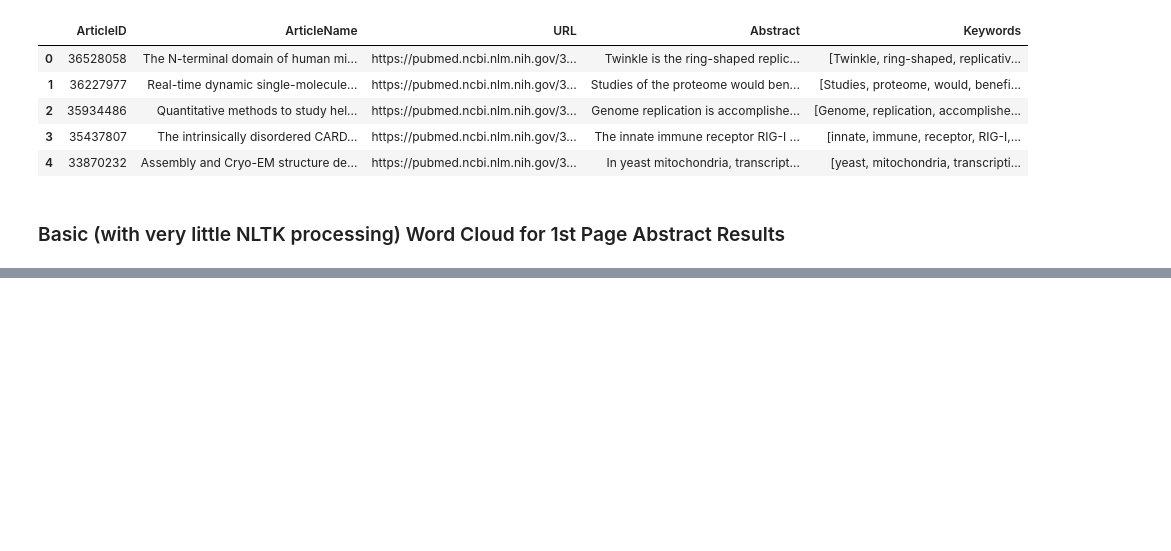
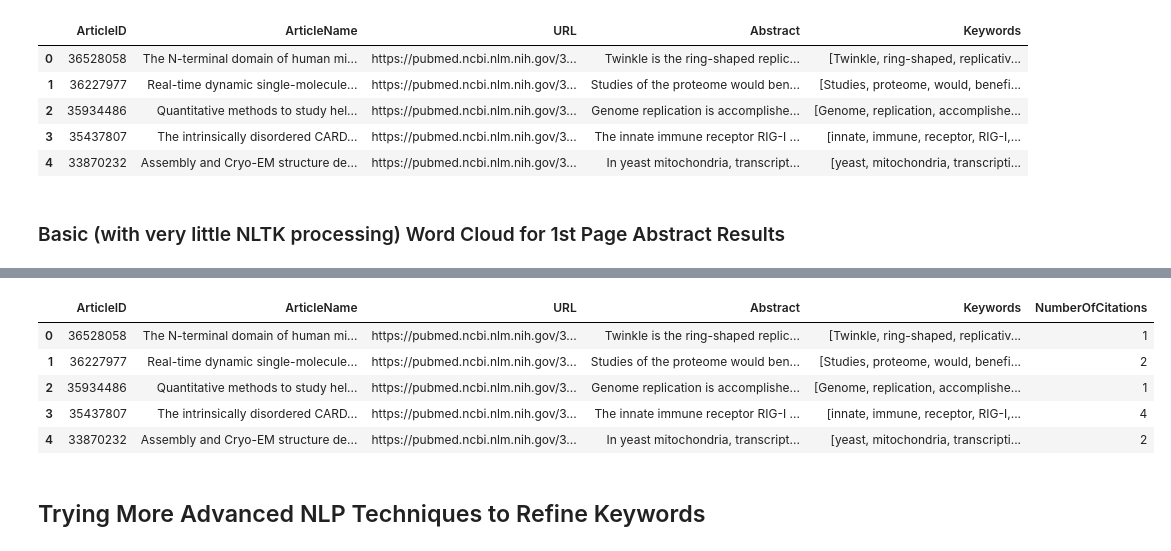
Before and after one commit to AswanMordor/PubMedResearcherCloud, a Jupyter notebook: PaperCrawler.ipynb, the cells around one changed output, grey strips where cells are left out. Cells and saved outputs as stored; diff of their text form; code cells hidden in the pictures; blank space fills up the shorter version.

```diff
--- a/PaperCrawler.ipynb
+++ b/PaperCrawler.ipynb
@@ -215,0 +216,2 @@ plt.imshow(wordcloud)
+# %%
+CITATIONS_URL = 'https://eutils.ncbi.nlm.nih.gov/entrez/eutils/elink.fcgi?dbfrom=pubmed&linkname=pubmed_pmc_refs&id='
@@ -215,0 +231,13 @@ plt.imshow(wordcloud)
+# %%
+# # https://eutils.ncbi.nlm.nih.gov/entrez/eutils/elink.fcgi?dbfrom=pubmed&linkname=pubmed_pmc_refs&id=33127643
+num_citations = pd.DataFrame(columns= ['ArticleID', 'NumberOfCitations'])
+for i, entry in abstracts.iterrows():
+    response = requests.get(CITATIONS_URL + entry['ArticleID'])
+    if response.status_code == 200:
+        xmlsoup = BeautifulSoup(response.content, features="xml")
+        num_citations.loc[len(num_citations.index)] = [entry['ArticleID'], len(xmlsoup.findAll('Id'))]
+    else:
+        print(f"Could not connect to API for ArticleID: {entry['ArticleID']}, status code was: {response.status_code}")
+    time.sleep(1)
+
+num_citations.head()
@@ -215,0 +251,14 @@ plt.imshow(wordcloud)
+# %%
+abstracts = pd.merge(abstracts, num_citations, on='ArticleID')
+# %%
+abstracts.to_csv('abstracts.csv') #Re-Writing to a CSV for backups
+abstracts.head()
+# %% [output]
+|  | ArticleID | ArticleName | URL | Abstract | Keywords | NumberOfCitations |
+| 0 | 36528058 | The N-terminal domain of human mi... | https://pubmed.ncbi.nlm.nih.gov/3... | Twinkle is the ring-shaped replic... | [Twinkle, ring-shaped, replicativ... | 1 |
+| 1 | 36227977 | Real-time dynamic single-molecule... | https://pubmed.ncbi.nlm.nih.gov/3... | Studies of the proteome would ben... | [Studies, proteome, would, benefi... | 2 |
+| 2 | 35934486 | Quantitative methods to study hel... | https://pubmed.ncbi.nlm.nih.gov/3... | Genome replication is accomplishe... | [Genome, replication, accomplishe... | 1 |
+| 3 | 35437807 | The intrinsically disordered CARD... | https://pubmed.ncbi.nlm.nih.gov/3... | The innate immune receptor RIG-I ... | [innate, immune, receptor, RIG-I,... | 4 |
+| 4 | 33870232 | Assembly and Cryo-EM structure de... | https://pubmed.ncbi.nlm.nih.gov/3... | In yeast mitochondria, transcript... | [yeast, mitochondria, transcripti... | 2 |
+# %% [markdown]
+## Trying More Advanced NLP Techniques to Refine Keywords
```
Also changed, not shown: parts of 9 cells of this notebook, 1 other file.
